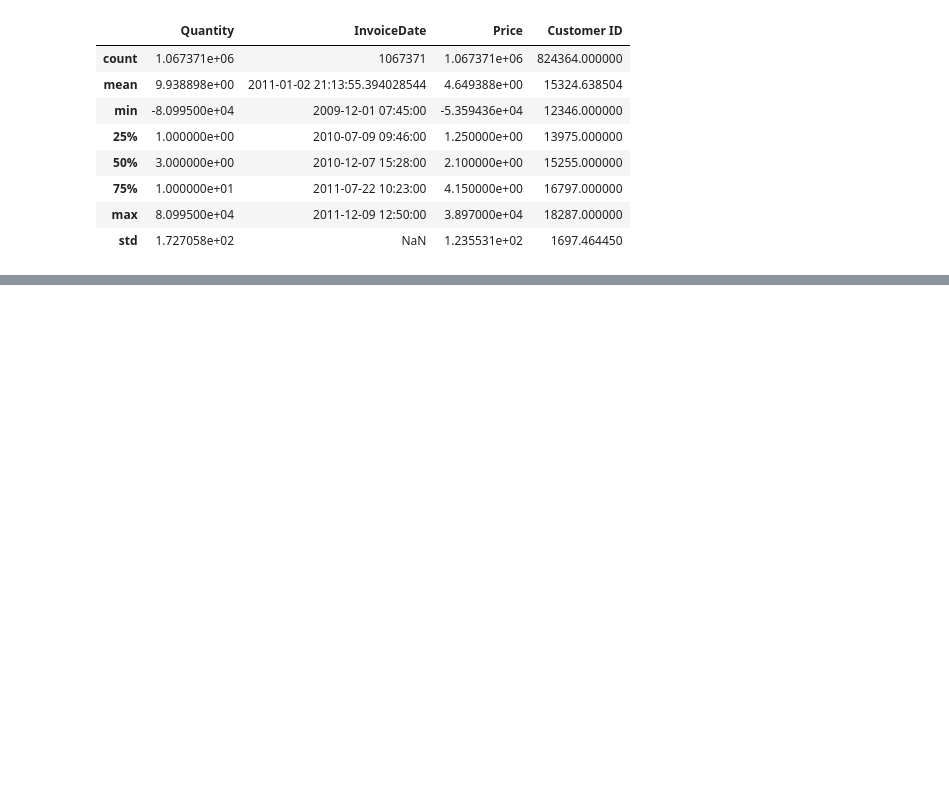
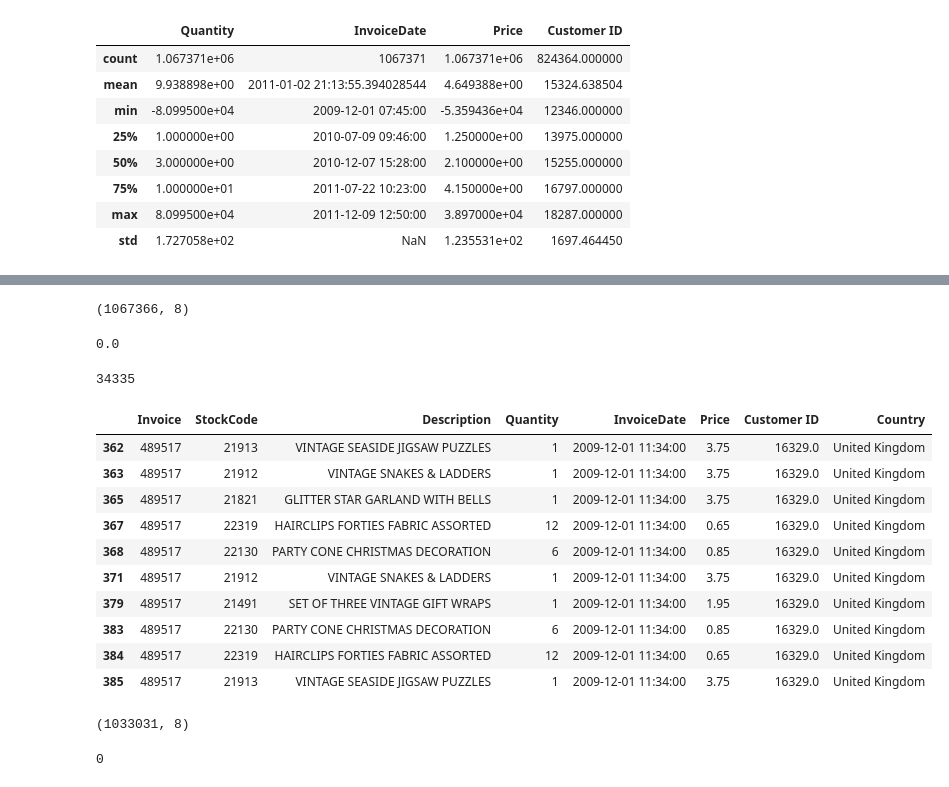
Before and after one commit to ivaibhavpawar1045/Python-Data-Analytics, a Jupyter notebook: Mini_Projects/Mini_Project_06_Online_Retail_Analytics/online_retail_analytics.ipynb, the cells around one changed output, grey strips where cells are left out. Saved outputs shown, nothing was run; the diff lists cells and outputs as text; code cells hidden in the pictures; blank space fills up the shorter version.

Commit message:
Analyze data quality and missing values

```diff
--- a/Mini_Projects/Mini_Project_06_Online_Retail_Analytics/online_retail_analytics.ipynb
+++ b/Mini_Projects/Mini_Project_06_Online_Retail_Analytics/online_retail_analytics.ipynb
@@ -95,0 +180,39 @@ df.describe()
+# %%
+# Create a clean working DataFrame
+clean_df = df[df["Price"] >= 0 ].copy()
+clean_df.shape
+# %% [output]
+(1067366, 8)
+# %%
+clean_df["Price"].min()
+# %% [output]
+0.0
+# %%
+# Check duplicates in clean_df
+clean_df.duplicated().sum()
+# %% [output]
+34335
+# %%
+clean_df[clean_df.duplicated(keep=False)].head(10)
+# %% [output]
+|  | Invoice | StockCode | Description | Quantity | InvoiceDate | Price | Customer ID | Country |
+| 362 | 489517 | 21913 | VINTAGE SEASIDE JIGSAW PUZZLES | 1 | 2009-12-01 11:34:00 | 3.75 | 16329.0 | United Kingdom |
+| 363 | 489517 | 21912 | VINTAGE SNAKES & LADDERS | 1 | 2009-12-01 11:34:00 | 3.75 | 16329.0 | United Kingdom |
+| 365 | 489517 | 21821 | GLITTER STAR GARLAND WITH BELLS | 1 | 2009-12-01 11:34:00 | 3.75 | 16329.0 | United Kingdom |
+| 367 | 489517 | 22319 | HAIRCLIPS FORTIES FABRIC ASSORTED | 12 | 2009-12-01 11:34:00 | 0.65 | 16329.0 | United Kingdom |
+| 368 | 489517 | 22130 | PARTY CONE CHRISTMAS DECORATION | 6 | 2009-12-01 11:34:00 | 0.85 | 16329.0 | United Kingdom |
+| 371 | 489517 | 21912 | VINTAGE SNAKES & LADDERS | 1 | 2009-12-01 11:34:00 | 3.75 | 16329.0 | United Kingdom |
+| 379 | 489517 | 21491 | SET OF THREE VINTAGE GIFT WRAPS | 1 | 2009-12-01 11:34:00 | 1.95 | 16329.0 | United Kingdom |
+| 383 | 489517 | 22130 | PARTY CONE CHRISTMAS DECORATION | 6 | 2009-12-01 11:34:00 | 0.85 | 16329.0 | United Kingdom |
+| 384 | 489517 | 22319 | HAIRCLIPS FORTIES FABRIC ASSORTED | 12 | 2009-12-01 11:34:00 | 0.65 | 16329.0 | United Kingdom |
+| 385 | 489517 | 21913 | VINTAGE SEASIDE JIGSAW PUZZLES | 1 | 2009-12-01 11:34:00 | 3.75 | 16329.0 | United Kingdom |
+# %%
+#Remove duplicates
+clean_df = clean_df.drop_duplicates()
+clean_df.shape
+# %% [output]
+(1033031, 8)
+# %%
+clean_df.duplicated().sum()
+# %% [output]
+0
```
Also changed, not shown: parts of 15 cells of this notebook.
